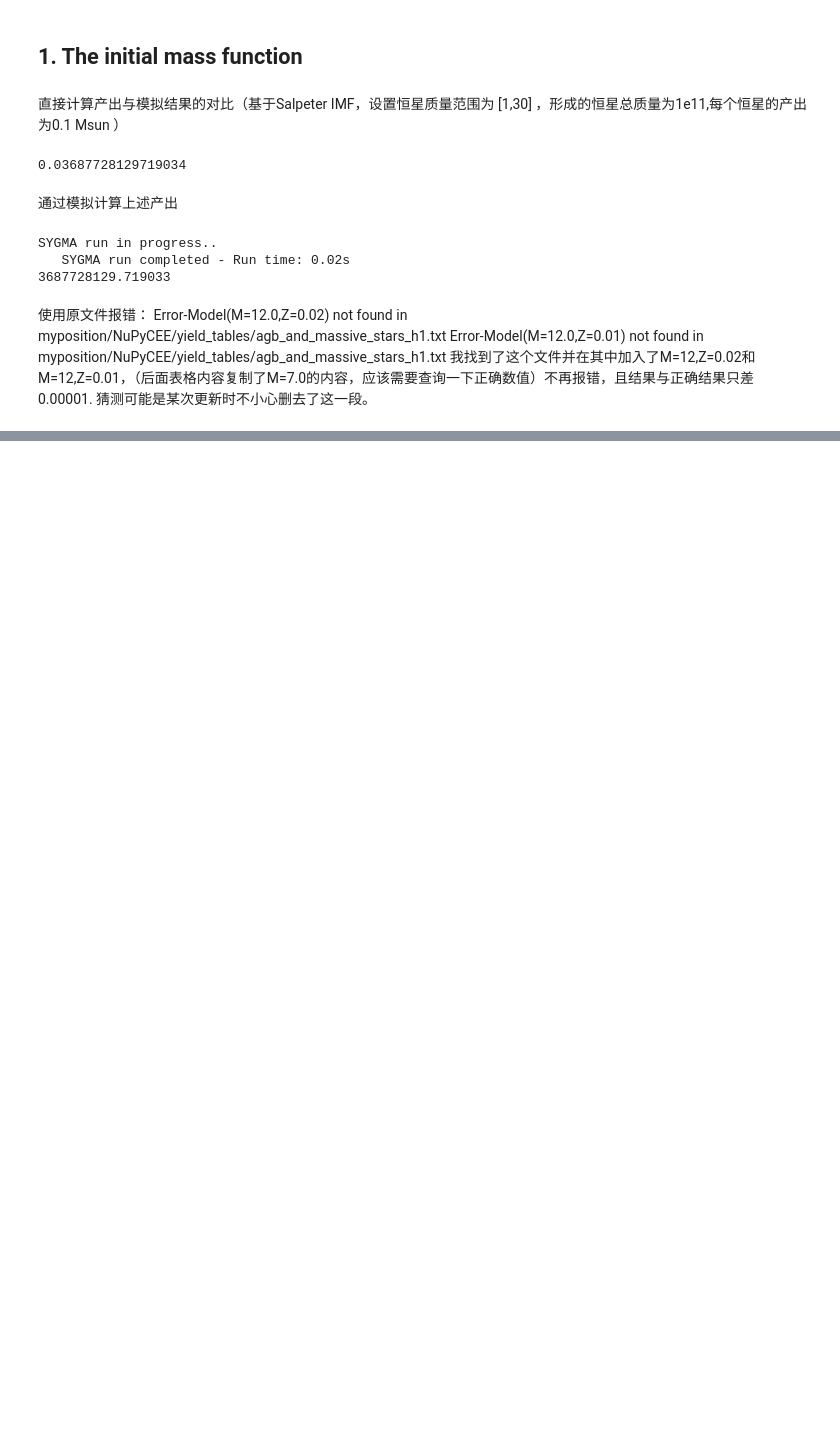
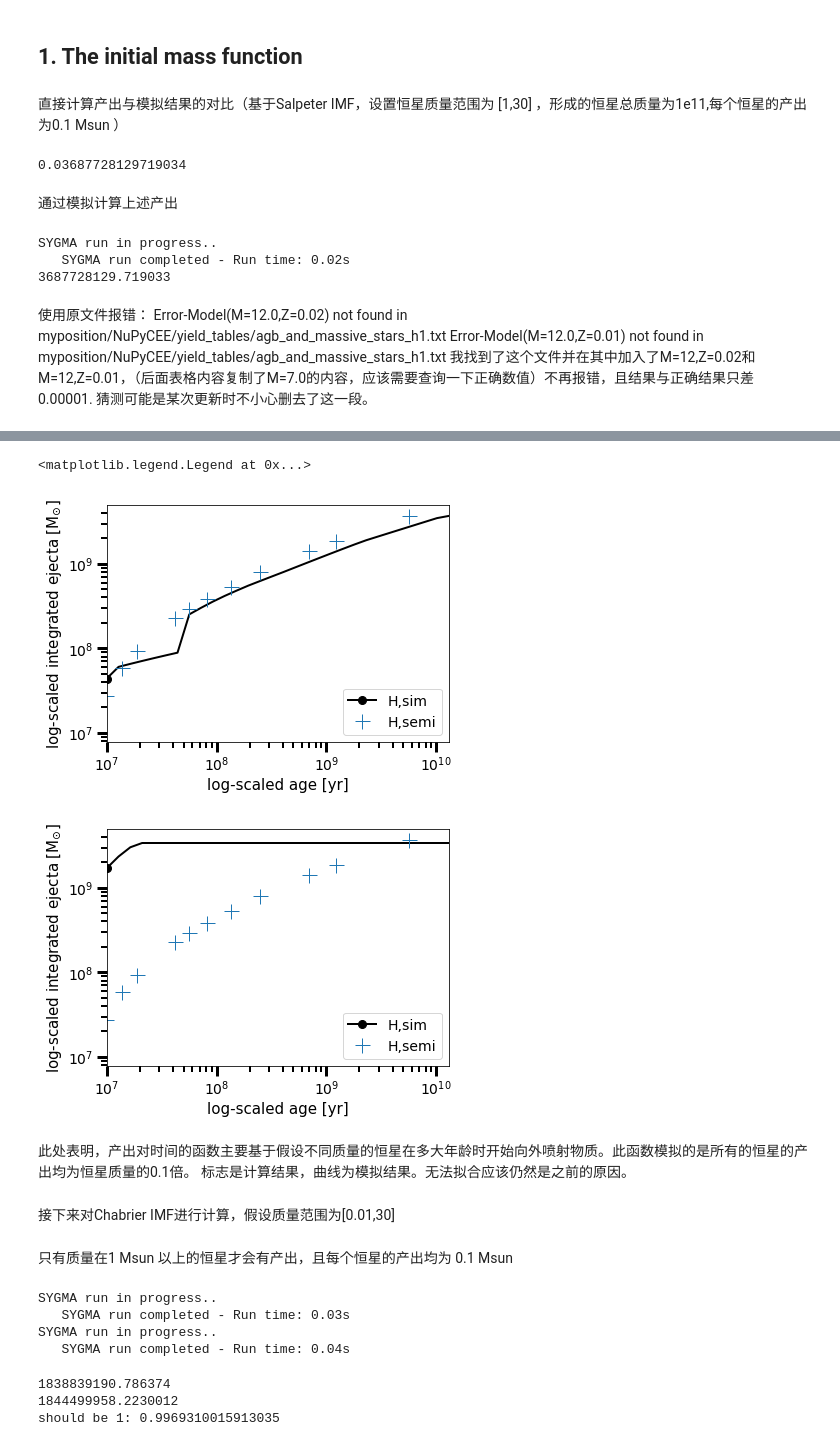
Before and after one commit to GuoZiYi-astro/GCE, a Jupyter notebook: sygma_teaching_first_steps.ipynb, the cells around one changed output, grey strips where cells are left out. Saved outputs shown, nothing was run; the diff lists cells and outputs as text; code cells hidden in the pictures; blank space fills up the shorter version.

```diff
--- a/sygma_teaching_first_steps.ipynb
+++ b/sygma_teaching_first_steps.ipynb
@@ -40,0 +97,35 @@ Error-Model(M=12.0,Z=0.01) not found in myposition/NuPyCEE/yield_tables/agb_and_
+# %%
+k_N_evol=1e11*0.35/(1**(-0.35)-30**(-0.35))
+# %%
+s1.plot_mass(fig=2,specie='H',label='H,sim',color='k',shape='-',marker='o',markevery=800)
+m=[1,1.65,2,3,4,5,6,7,12,15,20,25]
+ages=[5.67e9,1.211e9,6.972e8,2.471e8,1.347e8,8.123e7,5.642e7,4.217e7,1.892e7,1.381e7,9.895e6,7.902e6]
+def yields(m,k_N_evol):
+    return ( k_N_evol/1.35 * (m**-1.35 - 30**-1.35) ) *0.1
+yields1=[]
+for m1 in m:
+    yields1.append(yields(m1,k_N_evol))
+plt.plot(ages,yields1,marker='+',linestyle='',markersize=15,label='H,semi')
+plt.legend(loc=4)
+
+#此处尝试了s1和s1_evol的区别，初步猜测可能是由于初始金属丰度的变化导致。
+
+s1_evol.plot_mass(fig=3,specie='H',label='H,sim',color='k',shape='-',marker='o',markevery=800)
+m=[1,1.65,2,3,4,5,6,7,12,15,20,25]
+ages=[5.67e9,1.211e9,6.972e8,2.471e8,1.347e8,8.123e7,5.642e7,4.217e7,1.892e7,1.381e7,9.895e6,7.902e6]
+def yields(m,k_N_evol):
+    return ( k_N_evol/1.35 * (m**-1.35 - 30**-1.35) ) *0.1
+yields1=[]
+for m1 in m:
+    yields1.append(yields(m1,k_N_evol))
+plt.plot(ages,yields1,marker='+',linestyle='',markersize=15,label='H,semi')
+plt.legend(loc=4)
+# %% [output]
+<matplotlib.legend.Legend at 0x...>
+[figure, added]
+[figure, added]
+# %% [markdown]
+此处表明，产出对时间的函数主要基于假设不同质量的恒星在多大年龄时开始向外喷射物质。此函数模拟的是所有的恒星的产出均为恒星质量的0.1倍。
+标志是计算结果，曲线为模拟结果。无法拟合应该仍然是之前的原因。
+# %% [markdown]
+接下来对Chabrier IMF进行计算，假设质量范围为[0.01,30]
@@ -40,0 +142,23 @@ Error-Model(M=12.0,Z=0.01) not found in myposition/NuPyCEE/yield_tables/agb_and_
+# %% [markdown]
+只有质量在1 Msun 以上的恒星才会有产出，且每个恒星的产出均为 0.1 Msun
+# %%
+s1_ch2=s.sygma(iolevel=0,mgal=1e11,dt=1e7,tend=1.3e10,imf_type='chabrier',imf_bdys=[0.01,30],
+               hardsetZ=0.0001,table='yield_tables/agb_and_massive_stars_h1.txt',sn1a_on=False,
+               iniabu_table='yield_tables/iniabu/iniab_h1.ppn')
+s1_ch1=s.sygma(iolevel=0,mgal=1e11,dt=1e9,tend=1.3e10,imf_type='chabrier',imf_bdys=[0.01,30],
+               hardsetZ=0.0001,table='yield_tables/agb_and_massive_stars_h1.txt',sn1a_on=False,
+               iniabu_table='yield_tables/iniabu/iniab_h1.ppn')
+Yield_tot_sim=s1_ch.history.ism_iso_yield[-1][0]
+# %% [output]
+SYGMA run in progress..
+   SYGMA run completed - Run time: 0.03s
+SYGMA run in progress..
+   SYGMA run completed - Run time: 0.04s
+# %%
+print(Yield_tot)
+print(Yield_tot_sim)
+print('should be 1:', Yield_tot/Yield_tot_sim)
+# %% [output]
+1838839190.786374
+1844499958.2230012
+should be 1: 0.9969310015913035
```
Also changed, not shown: parts of 48 cells of this notebook.
